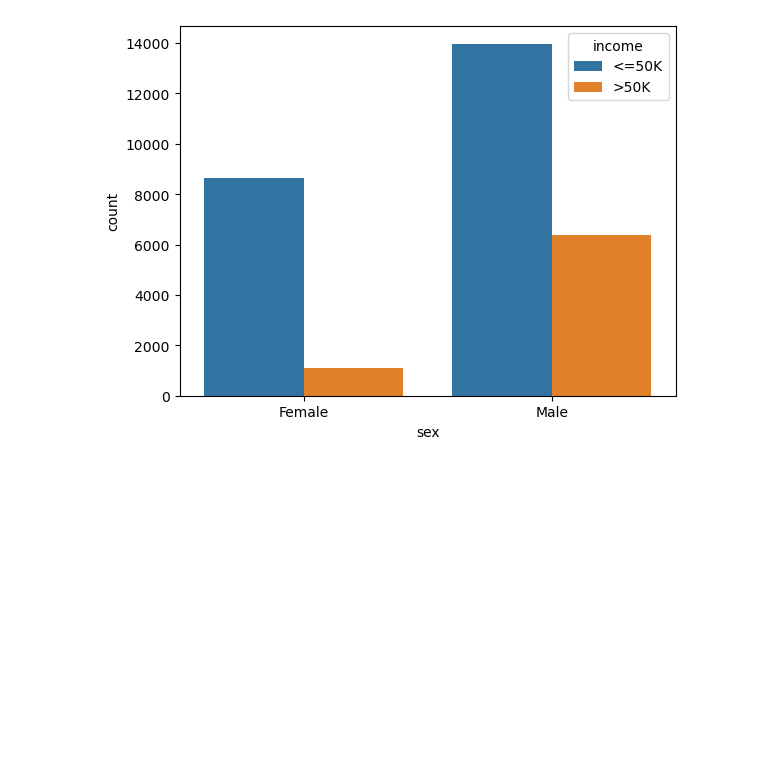
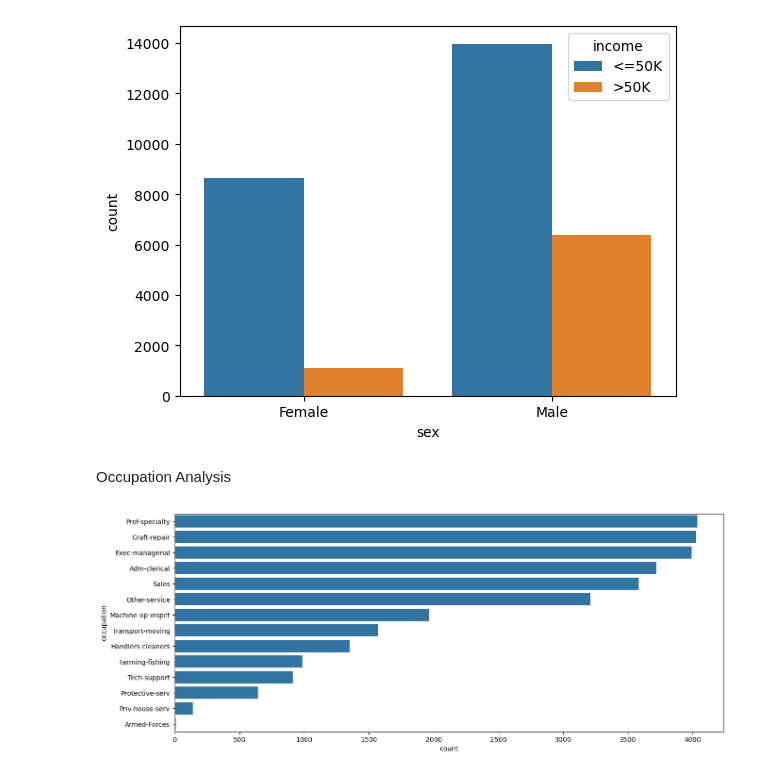
Before and after one commit to Samm-05/Adult-Income-Analytics-Platform, a Jupyter notebook: notebooks/03_eda.ipynb, the cells around one changed output. Drawn from its saved outputs; the diff is of its cells as text; code cells hidden in the pictures; blank space fills up the shorter version.

```diff
--- a/notebooks/03_eda.ipynb
+++ b/notebooks/03_eda.ipynb
@@ -61,3 +61,19 @@ sns.countplot(
 plt.show()
 # %% [output]
 [figure]
+# %% [markdown]
+Occupation Analysis
+# %%
+plt.figure(figsize=(15,6))
+
+sns.countplot(
+    data=df,
+    y="occupation",
+    order=df["occupation"]
+    .value_counts()
+    .index
+)
+
+plt.show()
+# %% [output]
+[figure, added]
```
